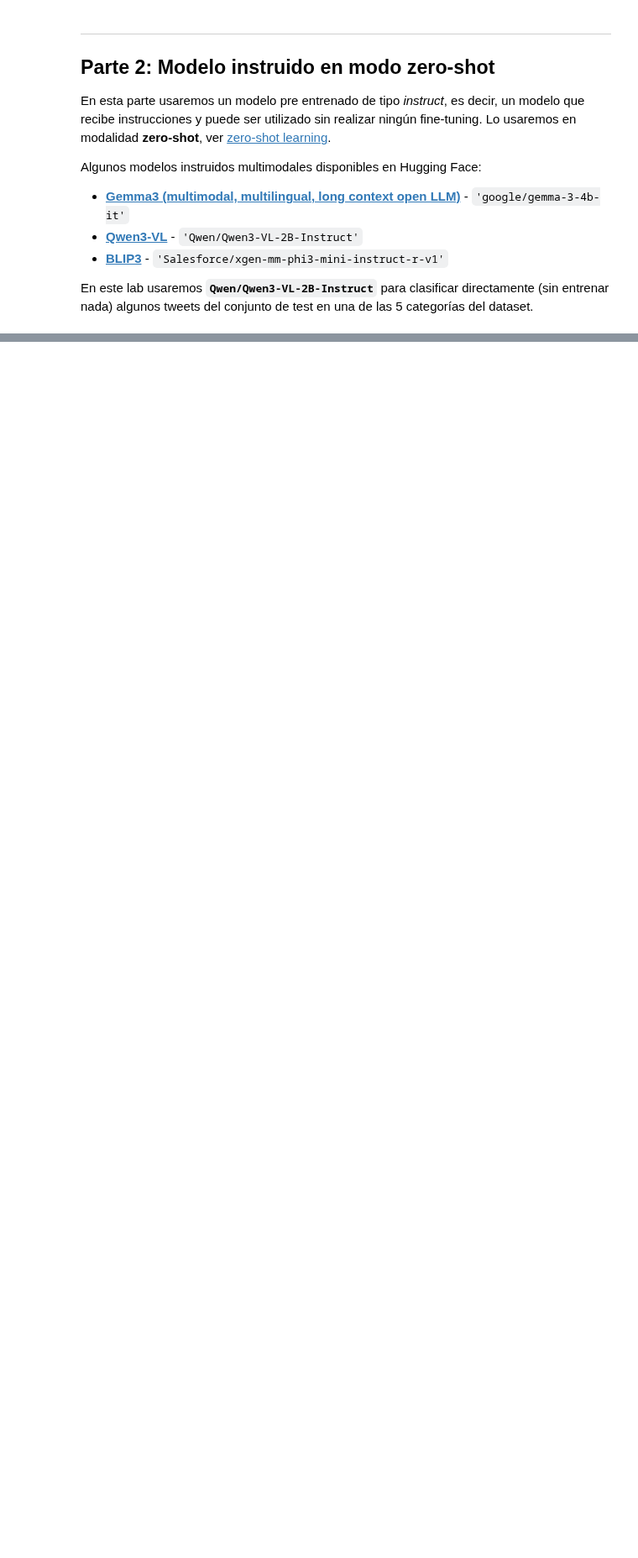
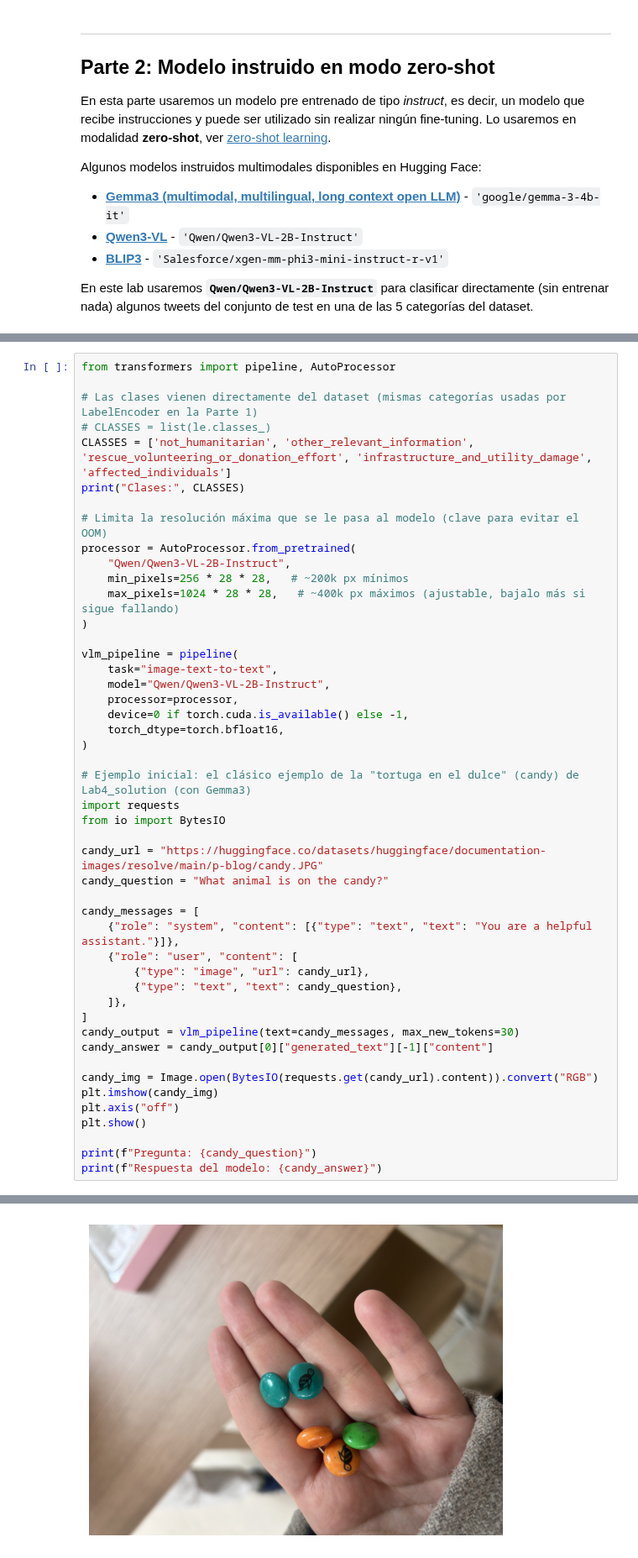
Before and after one commit to valbarriere/ECI2026_MModal_GenAI, a Jupyter notebook: Labs/Lab4/Lab4_solution.ipynb, the cells around one changed output, grey strips where cells are left out. Shown at 84% size. Cells and saved outputs as stored; diff of their text form; blank space fills up the shorter version.

Commit message:
update solution lab 4

```diff
--- a/Labs/Lab4/Lab4_simple_sol_class.ipynb
+++ b/Labs/Lab4/Lab4_solution.ipynb
@@ -636,0 +626,48 @@ NameError: name 'le' is not defined
+# %%
+from transformers import pipeline, AutoProcessor
+
+# Las clases vienen directamente del dataset (mismas categorías usadas por LabelEncoder en la Parte 1)
+# CLASSES = list(le.classes_)
+CLASSES = ['not_humanitarian', 'other_relevant_information', 'rescue_volunteering_or_donation_effort', 'infrastructure_and_utility_damage', 'affected_individuals']
+print("Clases:", CLASSES)
+
+# Limita la resolución máxima que se le pasa al modelo (clave para evitar el OOM)
+processor = AutoProcessor.from_pretrained(
+    "Qwen/Qwen3-VL-2B-Instruct",
+    min_pixels=256 * 28 * 28,   # ~200k px mínimos
+    max_pixels=1024 * 28 * 28,   # ~400k px máximos (ajustable, bajalo más si sigue fallando)
+)
+
+vlm_pipeline = pipeline(
+    task="image-text-to-text",
+    model="Qwen/Qwen3-VL-2B-Instruct",
+    processor=processor,
+    device=0 if torch.cuda.is_available() else -1,
+    torch_dtype=torch.bfloat16,
+)
+
+# Ejemplo inicial: el clásico ejemplo de la "tortuga en el dulce" (candy) de Lab4_solution (con Gemma3)
+import requests
+from io import BytesIO
+
+candy_url = "https://huggingface.co/datasets/huggingface/documentation-images/resolve/main/p-blog/candy.JPG"
+candy_question = "What animal is on the candy?"
+
+candy_messages = [
+    {"role": "system", "content": [{"type": "text", "text": "You are a helpful assistant."}]},
+    {"role": "user", "content": [
+        {"type": "image", "url": candy_url},
+        {"type": "text", "text": candy_question},
+    ]},
+]
+candy_output = vlm_pipeline(text=candy_messages, max_new_tokens=30)
+candy_answer = candy_output[0]["generated_text"][-1]["content"]
+
+candy_img = Image.open(BytesIO(requests.get(candy_url).content)).convert("RGB")
+plt.imshow(candy_img)
+plt.axis("off")
+plt.show()
+
+print(f"Pregunta: {candy_question}")
+print(f"Respuesta del modelo: {candy_answer}")
+# %% [output]
@@ -636,0 +676 @@ NameError: name 'le' is not defined
+[figure, added]
```
Also changed, not shown: parts of 9 cells of this notebook, 1 other file.
